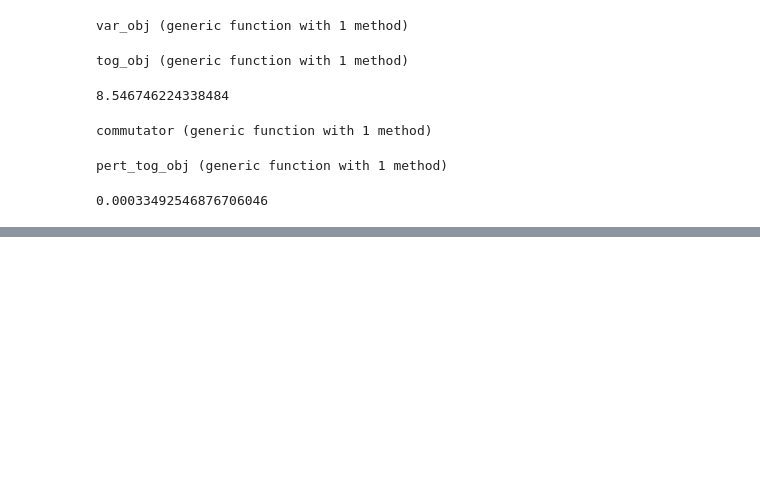
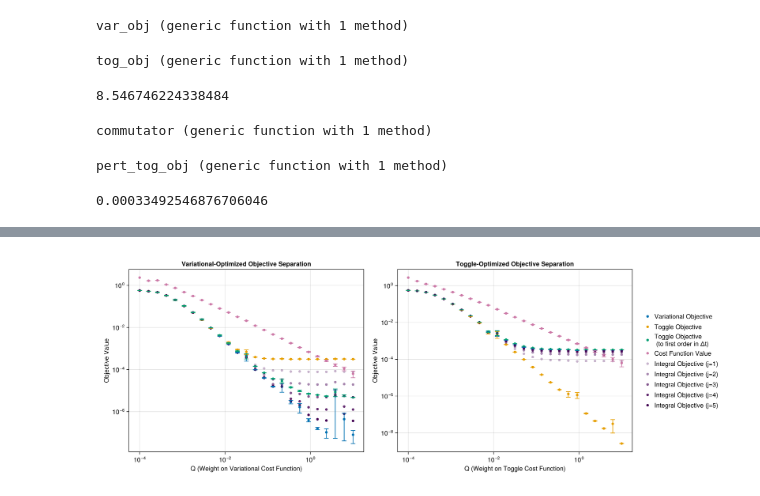
Before and after one commit to samafine1/notebooks, a Jupyter notebook: src/gap_data.ipynb, the cells around one changed output, grey strips where cells are left out. Drawn from its saved outputs; the diff is of its cells as text; code cells hidden in the pictures; blank space fills up the shorter version.

Commit message:
add integral upsample

```diff
--- a/src/gap_data.ipynb
+++ b/src/gap_data.ipynb
@@ -303,3 +410,94 @@ fig
 
 # Optionally save the combined figure
 save("artifacts/combined_comparison.png", fig)
+# %%
+j_vals = 1:5
+n_js = length(j_vals)
+H_errors = [GATES.Z]
+t_vec = Matrix{Any}(undef, n_js, length(Qs))
+v_vec = Matrix{Any}(undef, n_js, length(Qs))
+
+for j in j_vals
+    for (k, Q) in enumerate(Qs)
+        t_vec_seed = []
+        v_vec_seed = []
+        for (i, seed) in enumerate(seeds)
+            push!(t_vec_seed, tog_obj_upsample(htog_probs[i,k].trajectory, H_drives, PAULIS.Z; factor=2^j))
+            push!(v_vec_seed, tog_obj_upsample(var_probs[i,k].trajectory, H_drives, PAULIS.Z; factor=2^j))
+        end
+        t_vec[j, k] = mean(t_vec_seed)
+        v_vec[j, k] = mean(v_vec_seed)
+    end
+end
+
+var_obj_vals_Q_adj = var_obj_vals ./ Qs
+tog_obj_vals_Q_adj = tog_obj_vals ./ Qs
+
+# Create a colormap for j values
+colors = cgrad(:viridis, n_js, categorical=true)
+alphas = range(0.3, 1.0, length=n_js)  # Alternative: use alpha for shading
+
+# Create side-by-side plots
+fig = Figure(size=(1400, 500))
+
+# Left plot: Variational-Optimized
+ax1 = Axis(fig[1, 1],
+    title="Variational-Optimized Objective Separation",
+    xlabel="Q (Weight on Variational Cost Function)",
+    ylabel="Objective Value",
+    xscale=log10,
+    yscale=log10)
+
+scatter!(ax1, Qs, var_tog_vars; label="Variational Objective", markersize=8)
+scatter!(ax1, Qs, var_tog_objs; label="Toggle Objective", markersize=8)
+scatter!(ax1, Qs, var_tog_pert1; label="Toggle Objective \n (to first order in Δt)", markersize=8)
+scatter!(ax1, Qs, var_obj_vals_Q_adj; label="Cost Function Value", markersize=8)
+
+# Plot v_vec for all j values with color gradient
+for j in j_vals
+    scatter!(ax1, Qs, v_vec[j, :];
+            label="Integral Objective (j=$j)",
+            markersize=8,
+            color=(colors[1], alphas[j]))
+end
+
+errorbars!(ax1, Qs, var_tog_vars, var_tog_vars_sem; whiskerwidth=10)
+errorbars!(ax1, Qs, var_tog_objs, var_tog_objs_sem; whiskerwidth=10)
+errorbars!(ax1, Qs, var_tog_pert1, var_tog_pert1_sem; whiskerwidth=10)
+errorbars!(ax1, Qs, var_obj_vals_Q_adj, var_objs_sem; whiskerwidth=10)
+
+# Right plot: Toggle-Optimized
+ax2 = Axis(fig[1, 2],
+    title="Toggle-Optimized Objective Separation",
+    xlabel="Q (Weight on Toggle Cost Function)",
+    ylabel="Objective Value",
+    xscale=log10,
+    yscale=log10)
+
+scatter!(ax2, Qs, htog_tog_vars; label="Variational Objective", markersize=8)
+scatter!(ax2, Qs, htog_tog_objs; label="Toggle Objective", markersize=8)
+scatter!(ax2, Qs, htog_tog_pert; label="Toggle Objective \n (to first order in Δt)", markersize=8)
+scatter!(ax2, Qs, tog_obj_vals_Q_adj; label="Cost Function Value", markersize=8)
+
+# Plot t_vec for all j values with color gradient
+for j in j_vals
+    scatter!(ax2, Qs, t_vec[j, :];
+            label="Integral Objective (j=$j)",
+            markersize=8,
+            color=(colors[1], alphas[j]))
+end
+
+errorbars!(ax2, Qs, htog_tog_vars, htog_tog_vars_sem; whiskerwidth=10)
+errorbars!(ax2, Qs, htog_tog_objs, htog_tog_objs_sem; whiskerwidth=10)
+errorbars!(ax2, Qs, htog_tog_pert, htog_tog_pert_sem; whiskerwidth=10)
+errorbars!(ax2, Qs, tog_obj_vals_Q_adj, tog_objs_sem; whiskerwidth=10)
+
+# Add legends
+Legend(fig[1, 3], ax1, framevisible=false)
+
+fig
+
+# Optionally save the combined figure
+# save("artifacts/combined_comparison.png", fig)
+# %% [output]
+[figure, added]
```
Also changed, not shown: parts of 4 cells of this notebook, 1 other file.
